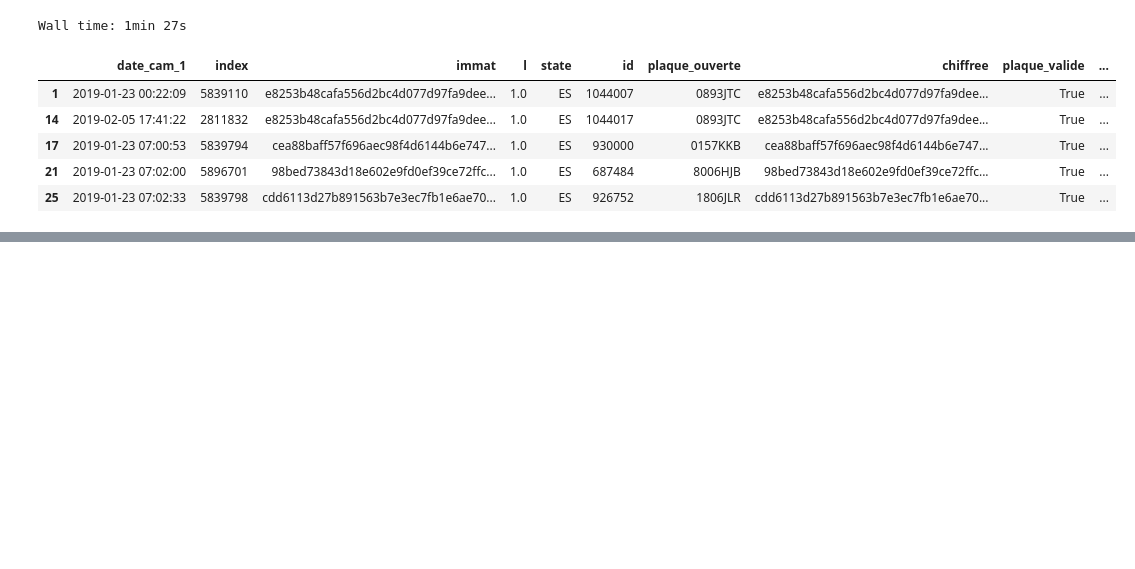
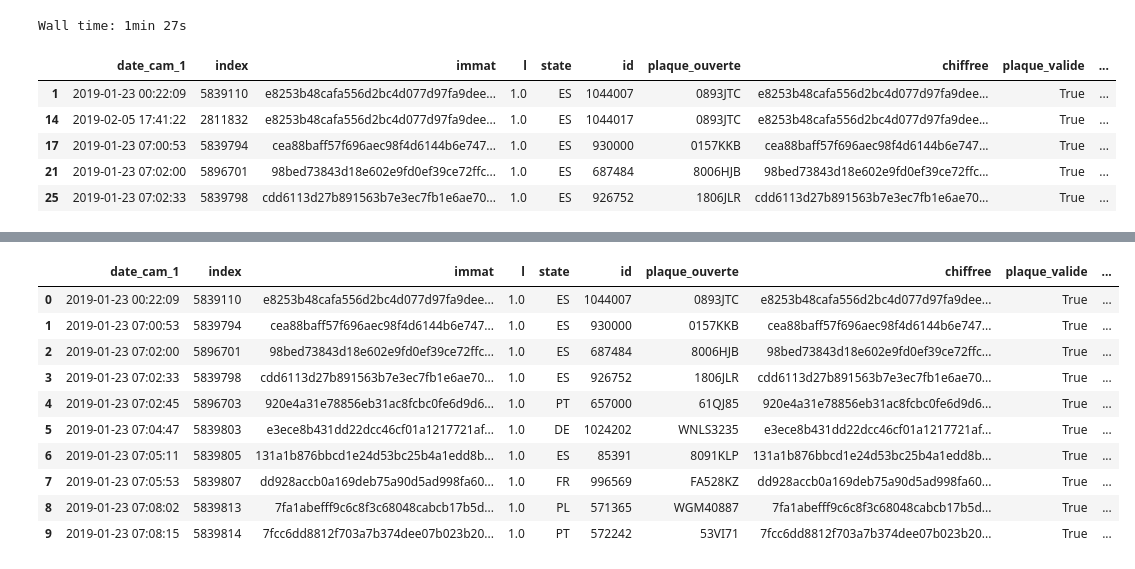
Before and after one commit to nantodevison/lapi, a Jupyter notebook: Carto_Lapi/Analyse/Donnees_postraitees.ipynb, the cells around one changed output, grey strips where cells are left out. Saved outputs shown, nothing was run; the diff lists cells and outputs as text; code cells hidden in the pictures; blank space fills up the shorter version.

Commit message:
fonction correction temps cestas

```diff
--- a/Carto_Lapi/Analyse/Donnees_postraitees.ipynb
+++ b/Carto_Lapi/Analyse/Donnees_postraitees.ipynb
@@ -858,0 +833,9 @@ TypeError: identifier_transit() takes 2 positional arguments but 4 were given
+# %%
+#mise à jour attribut drapeau de transit
+df_transit_A63_final=t.identifier_transit(df_transit_A63_redresse_tstps, 45,'temps_filtre_cestas','tps_parcours_cestas')
+# %%
+#Mise à jour structure table et ajout attribut drapeau de correction
+df_transit_A63_attr_ok=df_transit_A63_final.drop([attr_cestas for attr_cestas in df_transit_A63_final.columns.tolist() if attr_cestas[-7:]=='_cestas'],axis=1)
+df_transit_A63_attr_ok.loc[df_transit_A63_attr_ok['filtre_tps']==1,'correction_o_d']=True
+df_transit_A63_attr_ok.loc[df_transit_A63_attr_ok['filtre_tps']==0,'correction_o_d']=False
+df_transit_A63_attr_ok['correction_o_d_type']=df_transit_A63_attr_ok.apply(lambda x : 'temps_cestas' if x['correction_o_d'] else 'autre',axis=1)
@@ -858,0 +844,14 @@ TypeError: identifier_transit() takes 2 positional arguments but 4 were given
+# %%
+df_transit_A63_attr_ok.head(10)
+# %% [output]
+|  | date_cam_1 | index | immat | l | state | id | plaque_ouverte | chiffree | plaque_valide | ... |
+| 0 | 2019-01-23 00:22:09 | 5839110 | e8253b48cafa556d2bc4d077d97fa9dee... | 1.0 | ES | 1044007 | 0893JTC | e8253b48cafa556d2bc4d077d97fa9dee... | True | ... |
+| 1 | 2019-01-23 07:00:53 | 5839794 | cea88baff57f696aec98f4d6144b6e747... | 1.0 | ES | 930000 | 0157KKB | cea88baff57f696aec98f4d6144b6e747... | True | ... |
+| 2 | 2019-01-23 07:02:00 | 5896701 | 98bed73843d18e602e9fd0ef39ce72ffc... | 1.0 | ES | 687484 | 8006HJB | 98bed73843d18e602e9fd0ef39ce72ffc... | True | ... |
+| 3 | 2019-01-23 07:02:33 | 5839798 | cdd6113d27b891563b7e3ec7fb1e6ae70... | 1.0 | ES | 926752 | 1806JLR | cdd6113d27b891563b7e3ec7fb1e6ae70... | True | ... |
+| 4 | 2019-01-23 07:02:45 | 5896703 | 920e4a31e78856eb31ac8fcbc0fe6d9d6... | 1.0 | PT | 657000 | 61QJ85 | 920e4a31e78856eb31ac8fcbc0fe6d9d6... | True | ... |
+| 5 | 2019-01-23 07:04:47 | 5839803 | e3ece8b431dd22dcc46cf01a1217721af... | 1.0 | DE | 1024202 | WNLS3235 | e3ece8b431dd22dcc46cf01a1217721af... | True | ... |
+| 6 | 2019-01-23 07:05:11 | 5839805 | 131a1b876bbcd1e24d53bc25b4a1edd8b... | 1.0 | ES | 85391 | 8091KLP | 131a1b876bbcd1e24d53bc25b4a1edd8b... | True | ... |
+| 7 | 2019-01-23 07:05:53 | 5839807 | dd928accb0a169deb75a90d5ad998fa60... | 1.0 | FR | 996569 | FA528KZ | dd928accb0a169deb75a90d5ad998fa60... | True | ... |
+| 8 | 2019-01-23 07:08:02 | 5839813 | 7fa1abefff9c6c8f3c68048cabcb17b5d... | 1.0 | PL | 571365 | WGM40887 | 7fa1abefff9c6c8f3c68048cabcb17b5d... | True | ... |
+| 9 | 2019-01-23 07:08:15 | 5839814 | 7fcc6dd8812f703a7b374dee07b023b20... | 1.0 | PT | 572242 | 53VI71 | 7fcc6dd8812f703a7b374dee07b023b20... | True | ... |
```
Also changed, not shown: parts of 5 cells of this notebook, 1 other file.
